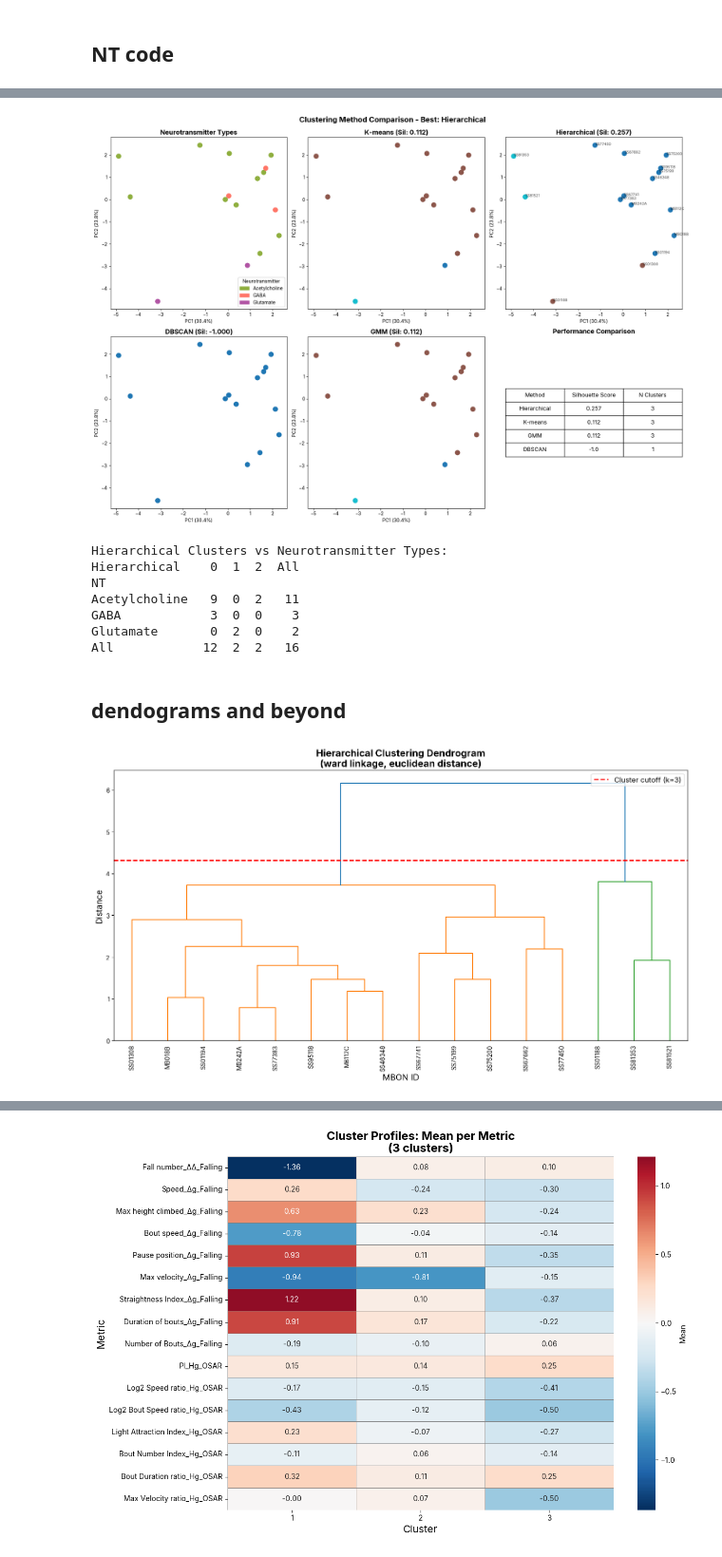
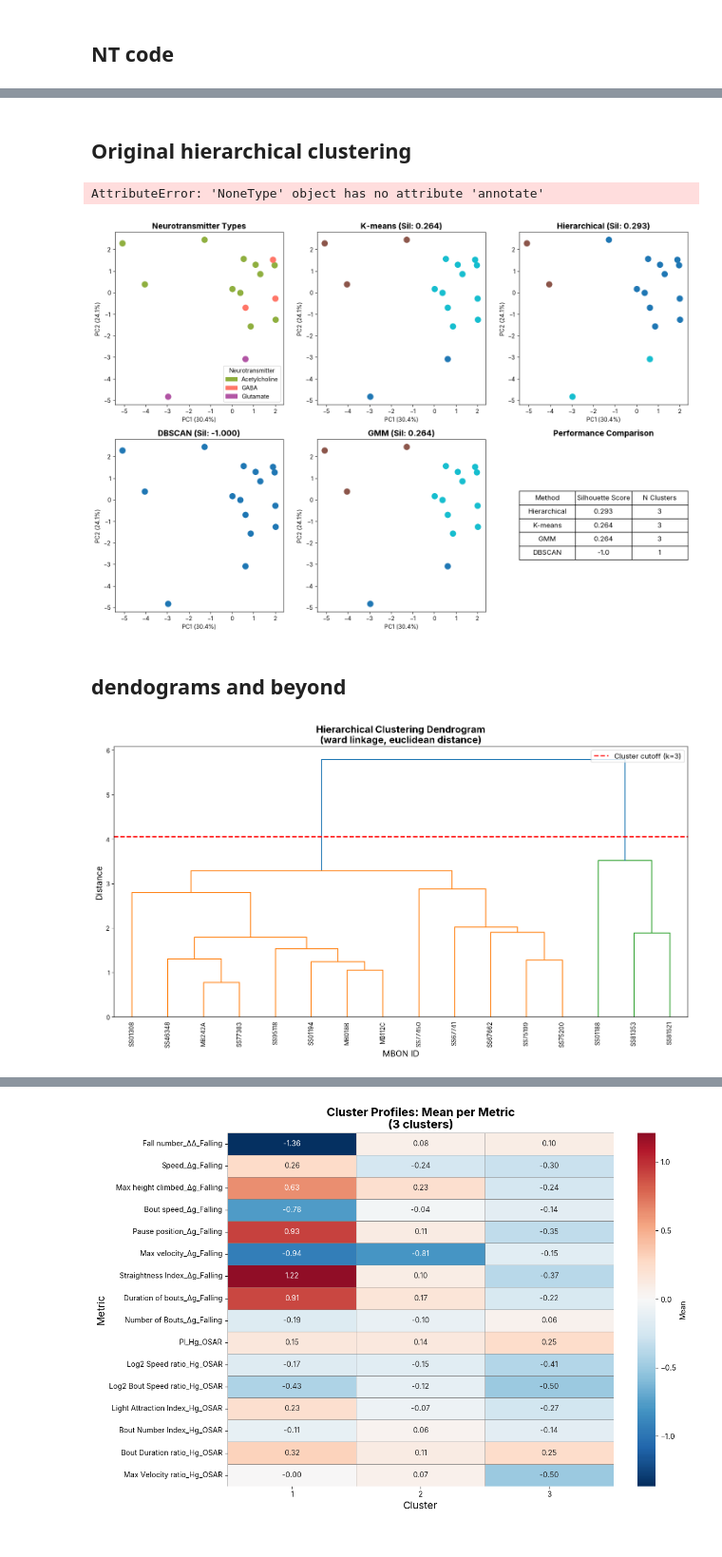
Before and after one commit to lnicole08/OSAR-Nicole-version, a Jupyter notebook: Falling-OSAR Clusteringrelated.ipynb, the cells around one changed output, grey strips where cells are left out. Shown at 95% size. Cells and saved outputs as stored; diff of their text form; code cells hidden in the pictures.

Commit message:
clustering updates

```diff
--- a/Falling-OSAR Clusteringrelated.ipynb
+++ b/Falling-OSAR Clusteringrelated.ipynb
@@ -384,0 +386,13 @@ datasettouse = df_nt_singlecell
+# %%
+metriccolumns = ['Fall number_ΔΔ_Falling', 'Speed_Δg_Falling',
+       'Max height climbed_Δg_Falling', 'Bout speed_Δg_Falling', 'Pause position_Δg_Falling',
+       'Max velocity_Δg_Falling',
+       'Straightness Index_Δg_Falling', 'Duration of bouts_Δg_Falling',
+       'Number of Bouts_Δg_Falling',
+
+       'PI_Hg_OSAR', 'Log2 Speed ratio_Hg_OSAR',
+       'Log2 Bout Speed ratio_Hg_OSAR', 'Light Attraction Index_Hg_OSAR',
+       'Bout Number Index_Hg_OSAR', 'Bout Duration ratio_Hg_OSAR',
+       'Max Velocity ratio_Hg_OSAR', 'NT']
+
+df_nt_metricreduce = datasettouse[metriccolumns]
@@ -385,6 +431,11 @@ datasettouse = df_nt_singlecell
 # %%
-g = sns.PairGrid(df_ntc, hue = 'NT', diag_kind = "kde", height = 2.0)
+g = sns.PairGrid(df_nt_singlecell, hue = 'NT',height = 2.0)
 g.map_diag(plt.hist)
 g.map_upper(plt.scatter)
-g.map_lower(plt.scatter)
+# g.map_lower(corrfunc)
+
+for i, j in zip(*np.triu_indices_from(g.axes, k=-1)):
+    corrfunc(df_nt_singlecell.iloc[:, j],
+             df_nt_singlecell.iloc[:, i],
+             ax=g.axes[i, j])
 # %% [output]
@@ -421,7 +458,7 @@ from sklearn.metrics import silhouette_score, adjusted_rand_score
 from sklearn.decomposition import PCA
 
 # Prepare data for clustering
-df_clustermbons = df_nt_metricreduce.copy()
+df_clustermbons = datasettouse.copy()
 df_cluster = df_clustermbons.drop(columns=['NT']).fillna(0)
 scaler = StandardScaler()
 data_scaled = scaler.fit_transform(df_cluster)
@@ -502,3 +742,5 @@ GMM: ARI = 0.438
+# %% [markdown]
+## Original hierarchical clustering
 # %%
 import matplotlib.patches as mpatches
 fig, axes = plt.subplots(2, 3, figsize=(18, 12))
@@ -556,47 +798,35 @@ axes[1,1].set_ylabel(f'PC2 ({pca.explained_variance_ratio_[1]:.1%})')
 axes[1,2].axis('off')
 table_data = results.sort_values('Silhouette Score', ascending=False).round(3)
 table = axes[1,2].table(cellText=table_data.values, colLabels=table_data.columns,
                         cellLoc='center', loc='center')
 table.auto_set_font_size(False)
 table.set_fontsize(12)
 table.scale(1, 2)
 axes[1,2].set_title('Performance Comparison', fontsize=14, weight='bold')
 
 # Add MBON labels to best performing plot
 best_ax = None
 if best_method == 'K-means':
     best_ax = axes[0,1]
 elif best_method == 'Hierarchical':
     best_ax = axes[0,2]
 elif best_method == 'DBSCAN':
     best_ax = axes[1,0]
 elif best_method == 'GMM':
     best_ax = axes[1,1]
 
 if best_ax is not None:
     for i, mbon in enumerate(df_clustermbons_clustered.index):
         best_ax.annotate(mbon, (df_clustermbons_clustered['PCA1'].iloc[i], df_clustermbons_clustered['PCA2'].iloc[i]),
                         fontsize=8, alpha=0.7)
 
 plt.tight_layout()
 plt.suptitle(f'Clustering Method Comparison - Best: {best_method}', fontsize=16, weight='bold', y=1.02)
 #plt.savefig(filesavedir + date + '_clustering_comparison.png', dpi=600, bbox_inches='tight')
 plt.show()
-
-# Cross-tabulation of best method with neurotransmitter types
-best_labels = df_clustermbons_clustered[best_method] if best_method in df_clustermbons_clustered.columns else kmeans_labels
-crosstab = pd.crosstab(df_clustermbons_clustered['NT'], best_labels, margins=True)
-print(f"\n{best_method} Clusters vs Neurotransmitter Types:")
-print(crosstab)
 # %% [output]
+AttributeError: 'NoneType' object has no attribute 'annotate'
-[figure, old version]
+[figure, new version]
-Hierarchical Clusters vs Neurotransmitter Types:
-Hierarchical    0  1  2  All
-NT
-Acetylcholine   9  0  2   11
-GABA            3  0  0    3
-Glutamate       0  2  0    2
-All            12  2  2   16
 # %% [markdown]
 ## dendograms and beyond
 # %%
@@ -616,7 +844,7 @@ from sklearn.decomposition import PCA
 from sklearn.preprocessing import StandardScaler
 import networkx as nx
 
-df_nt_dendogram = df_nt_metricreduce.drop(columns=['NT'])
+df_nt_dendogram = datasettouse.drop(columns=['NT'])
 Z = linkage(df_nt_dendogram, method=linkage_method, metric=distance_metric)
 
 plt.figure(figsize=(14, 8))
@@ -634,7 +862,7 @@ plt.legend(fontsize=12)
 plt.tight_layout()
 plt.show()
 # %% [output]
-[figure, old version]
+[figure, new version]
 # %%
 cluster_labels = fcluster(Z, n_clusters, criterion='maxclust')
 
```
Also changed, not shown: parts of 26 cells of this notebook, 3 other files.
